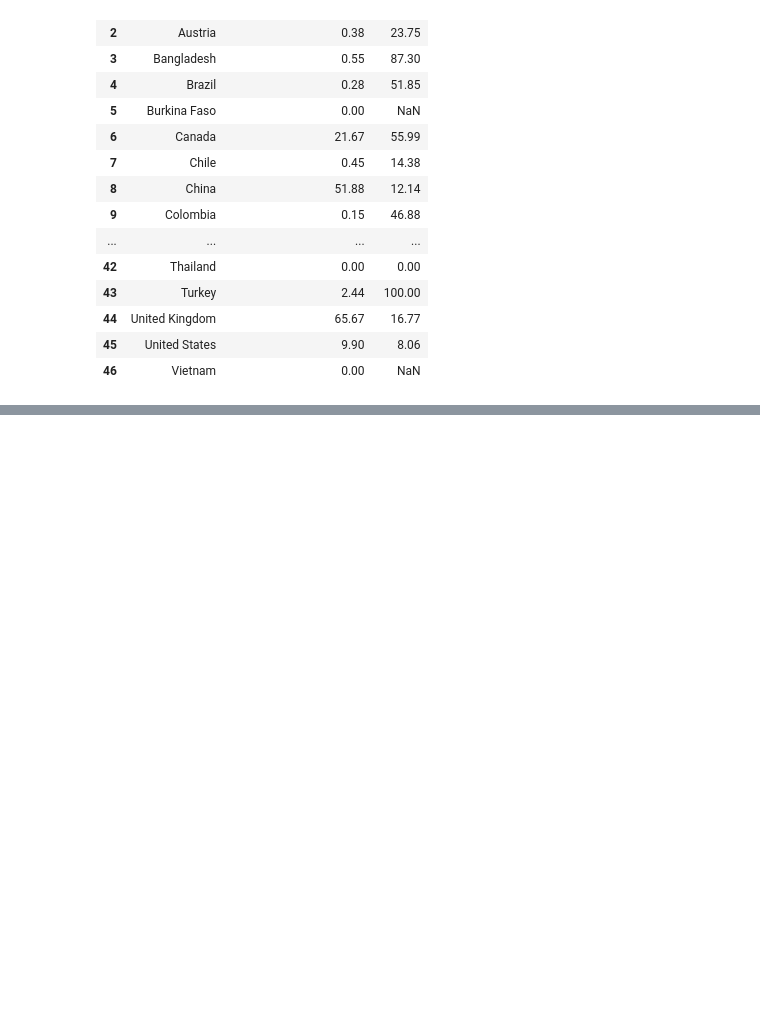
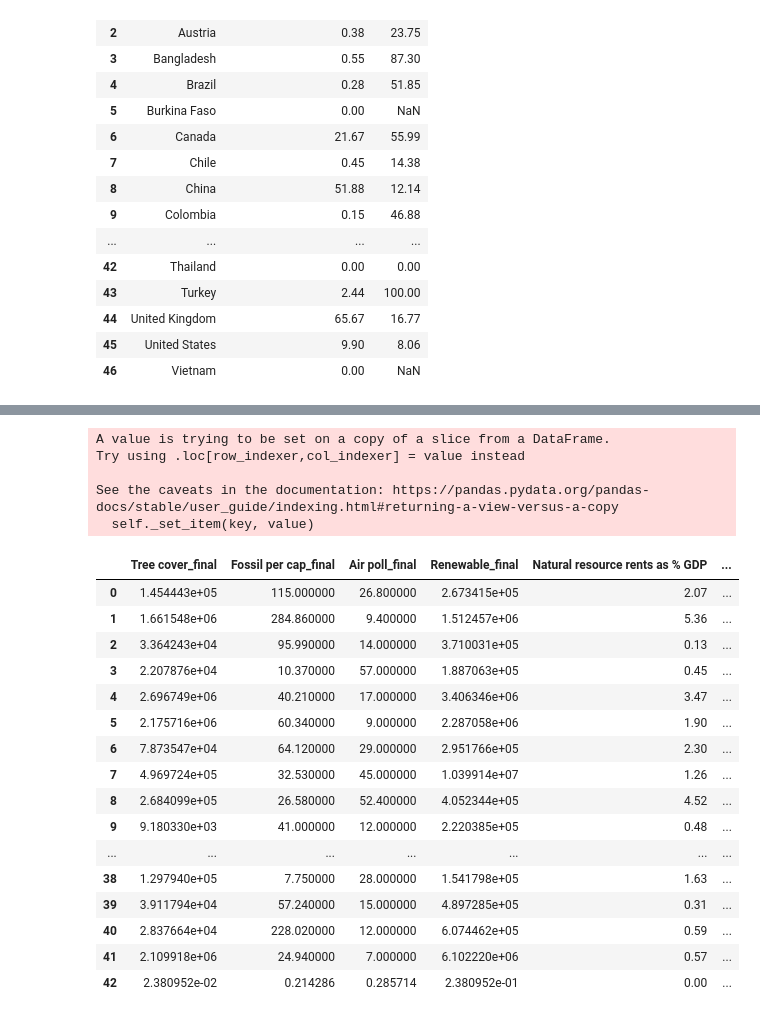
Before and after one commit to eimbloom/Test, a Jupyter notebook: Nearest.ipynb, the cells around one changed output, grey strips where cells are left out. Cells and saved outputs as stored; diff of their text form; code cells hidden in the pictures; blank space fills up the shorter version.

```diff
--- a/Nearest.ipynb
+++ b/Nearest.ipynb
@@ -811,0 +1583,6 @@ GROxcols
+# %%
+distance = KMeans(n_clusters=3).fit_transform(GROxcols)
+distance
+#finds distances of each data point to all three clusters
+#find the minimum values, ie. distances to closest clusters.
+#does it return Euclidean distance?
@@ -811,0 +1607,28 @@ GROxcols
+# %%
+distance = pd.DataFrame(distance, columns = ['Cluster 1', 'Cluster 2', 'Cluster 3'])
+#distance to closest cluster
+GROxcols['Distance'] = distance.min(axis=1)
+GROxcols
+# %% [output]
+A value is trying to be set on a copy of a slice from a DataFrame.
+Try using .loc[row_indexer,col_indexer] = value instead
+
+See the caveats in the documentation: https://pandas.pydata.org/pandas-docs/stable/user_guide/indexing.html#returning-a-view-versus-a-copy
+  self._set_item(key, value)
+|  | Tree cover_final | Fossil per cap_final | Air poll_final | Renewable_final | Natural resource rents as % GDP | ... |
+| 0 | 1.454443e+05 | 115.000000 | 26.800000 | 2.673415e+05 | 2.07 | ... |
+| 1 | 1.661548e+06 | 284.860000 | 9.400000 | 1.512457e+06 | 5.36 | ... |
+| 2 | 3.364243e+04 | 95.990000 | 14.000000 | 3.710031e+05 | 0.13 | ... |
+| 3 | 2.207876e+04 | 10.370000 | 57.000000 | 1.887063e+05 | 0.45 | ... |
+| 4 | 2.696749e+06 | 40.210000 | 17.000000 | 3.406346e+06 | 3.47 | ... |
+| 5 | 2.175716e+06 | 60.340000 | 9.000000 | 2.287058e+06 | 1.90 | ... |
+| 6 | 7.873547e+04 | 64.120000 | 29.000000 | 2.951766e+05 | 2.30 | ... |
+| 7 | 4.969724e+05 | 32.530000 | 45.000000 | 1.039914e+07 | 1.26 | ... |
+| 8 | 2.684099e+05 | 26.580000 | 52.400000 | 4.052344e+05 | 4.52 | ... |
+| 9 | 9.180330e+03 | 41.000000 | 12.000000 | 2.220385e+05 | 0.48 | ... |
+| ... | ... | ... | ... | ... | ... | ... |
+| 38 | 1.297940e+05 | 7.750000 | 28.000000 | 1.541798e+05 | 1.63 | ... |
+| 39 | 3.911794e+04 | 57.240000 | 15.000000 | 4.897285e+05 | 0.31 | ... |
+| 40 | 2.837664e+04 | 228.020000 | 12.000000 | 6.074462e+05 | 0.59 | ... |
+| 41 | 2.109918e+06 | 24.940000 | 7.000000 | 6.102220e+06 | 0.57 | ... |
+| 42 | 2.380952e-02 | 0.214286 | 0.285714 | 2.380952e-01 | 0.00 | ... |
```
Also changed, not shown: parts of 115 cells of this notebook.
